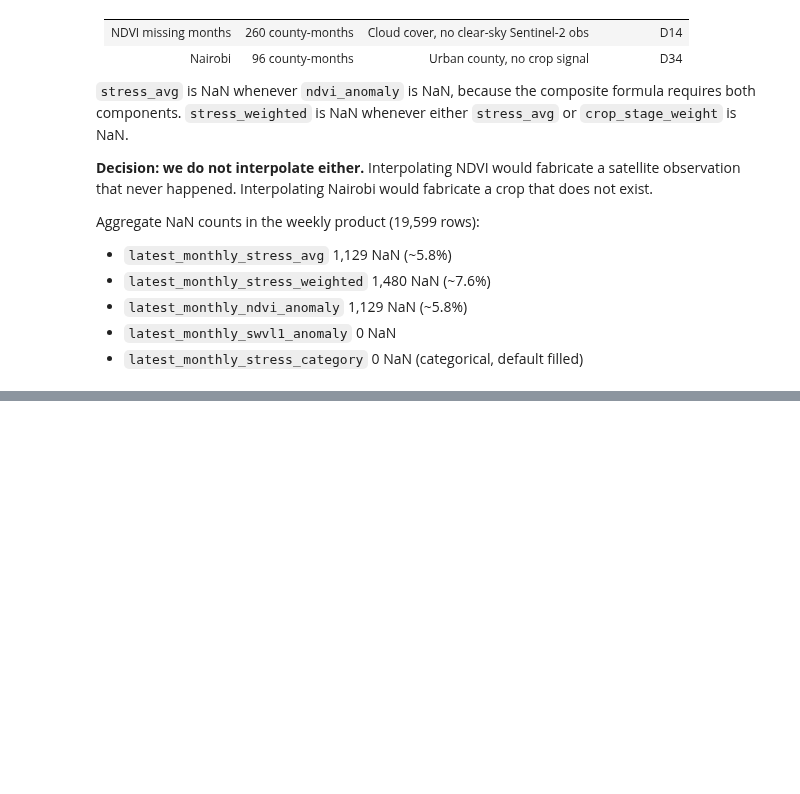
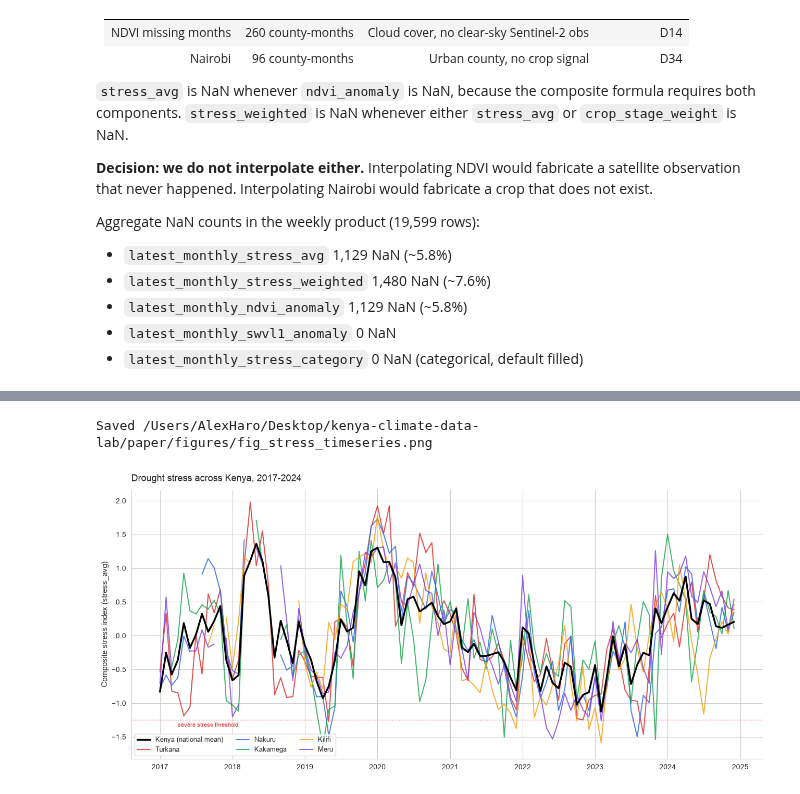
Before and after one commit to alexharonyandega-dev/kenya-climate-data-lab, a Jupyter notebook: notebooks/03_integration.ipynb, the cells around one changed output, grey strips where cells are left out. Drawn from its saved outputs; the diff is of its cells as text; code cells hidden in the pictures; blank space fills up the shorter version.

```diff
--- a/notebooks/03_integration.ipynb
+++ b/notebooks/03_integration.ipynb
@@ -771,0 +857,33 @@ Aggregate NaN counts in the weekly product (19,599 rows):
+# %%
+FIG_DIR = ROOT / "paper" / "figures"
+FIG_DIR.mkdir(parents=True, exist_ok=True)
+
+picks = ["Turkana", "Nakuru", "Kakamega", "Kilifi", "Meru"]
+colors = ["#dc2626", "#2563eb", "#16a34a", "#f59e0b", "#7c3aed"]
+
+fig, ax = plt.subplots(figsize=(13, 6))
+
+nat = stress.groupby("month_start")["stress_avg"].mean()
+ax.plot(nat.index, nat.values, color="black", lw=2.5, label="Kenya (national mean)", zorder=5)
+
+for county, color in zip(picks, colors):
+    g = stress[stress["county"] == county].sort_values("month_start")
+    if len(g) > 0:
+        ax.plot(g["month_start"], g["stress_avg"], color=color,
+                alpha=0.8, lw=1.5, label=county)
+
+ax.axhline(0, color="#cccccc", lw=0.8)
+ax.axhline(-1.25, color="#dc2626", lw=0.9, linestyle=":")
+ax.text(nat.index[3], -1.35, "severe stress threshold", fontsize=8, color="#dc2626")
+
+ax.set_ylabel("Composite stress index (stress_avg)", fontsize=11)
+ax.set_title("Drought stress across Kenya, 2017-2024", fontsize=13, loc="left", pad=12)
+ax.legend(loc="lower left", fontsize=9, ncol=3)
+ax.spines["top"].set_visible(False); ax.spines["right"].set_visible(False)
+plt.tight_layout()
+out = FIG_DIR / "fig_stress_timeseries.png"
+plt.savefig(out, dpi=200, bbox_inches="tight", facecolor="white")
+print(f"Saved {out}")
+# %% [output]
+Saved /Users/AlexHaro/Desktop/kenya-climate-data-lab/paper/figures/fig_stress_timeseries.png
+[figure, added]
```
Also changed, not shown: parts of 12 cells of this notebook, 5 other files.
